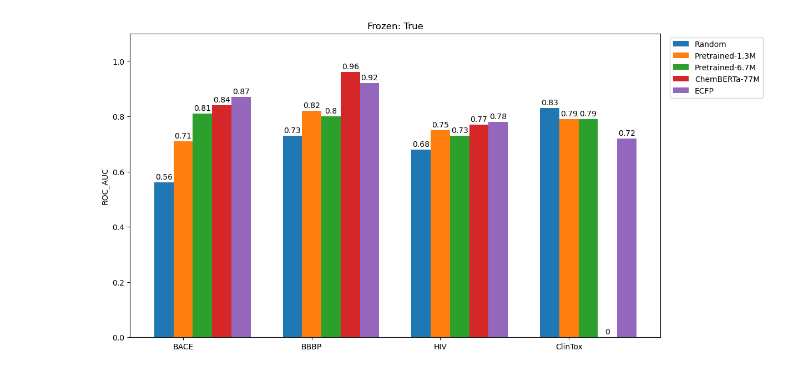
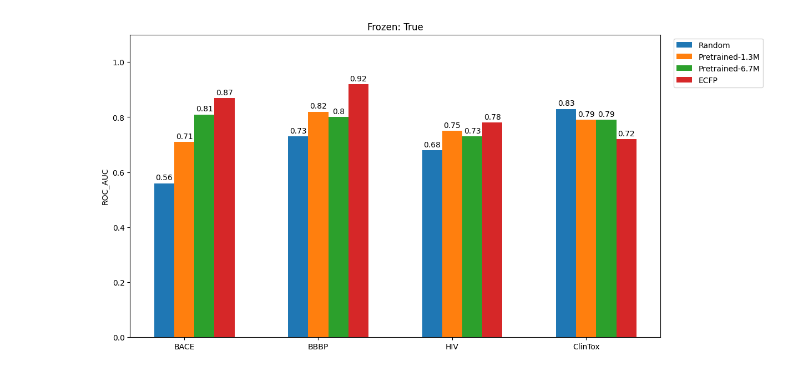
Before and after one commit to aehrlich1/BioRGM, a Jupyter notebook: notebooks/03_finetune_analysis.ipynb, the cells around one changed output. Saved outputs shown, nothing was run; the diff lists cells and outputs as text; code cells hidden in the pictures.

```diff
--- a/notebooks/03_finetune_analysis.ipynb
+++ b/notebooks/03_finetune_analysis.ipynb
@@ -25,12 +25,11 @@ def make_bar_chart(frozen, name):
 # %%
 frozen_true = {
     "Random": (0.56, 0.73, 0.68, 0.83),
     "Pretrained-1.3M": (0.71, 0.82, 0.75, 0.79),
     "Pretrained-6.7M": (0.81, 0.80, 0.73, 0.79),
-    "ChemBERTa-77M": (0.84, 0.96, 0.77, 0),
     "ECFP": (0.87, 0.92, 0.78, 0.72)
 }
 
 make_bar_chart(frozen_true, "Frozen: True")
 # %% [output]
-[figure, old version]
+[figure, new version]
```
Also changed, not shown: parts of 3 cells of this notebook.
